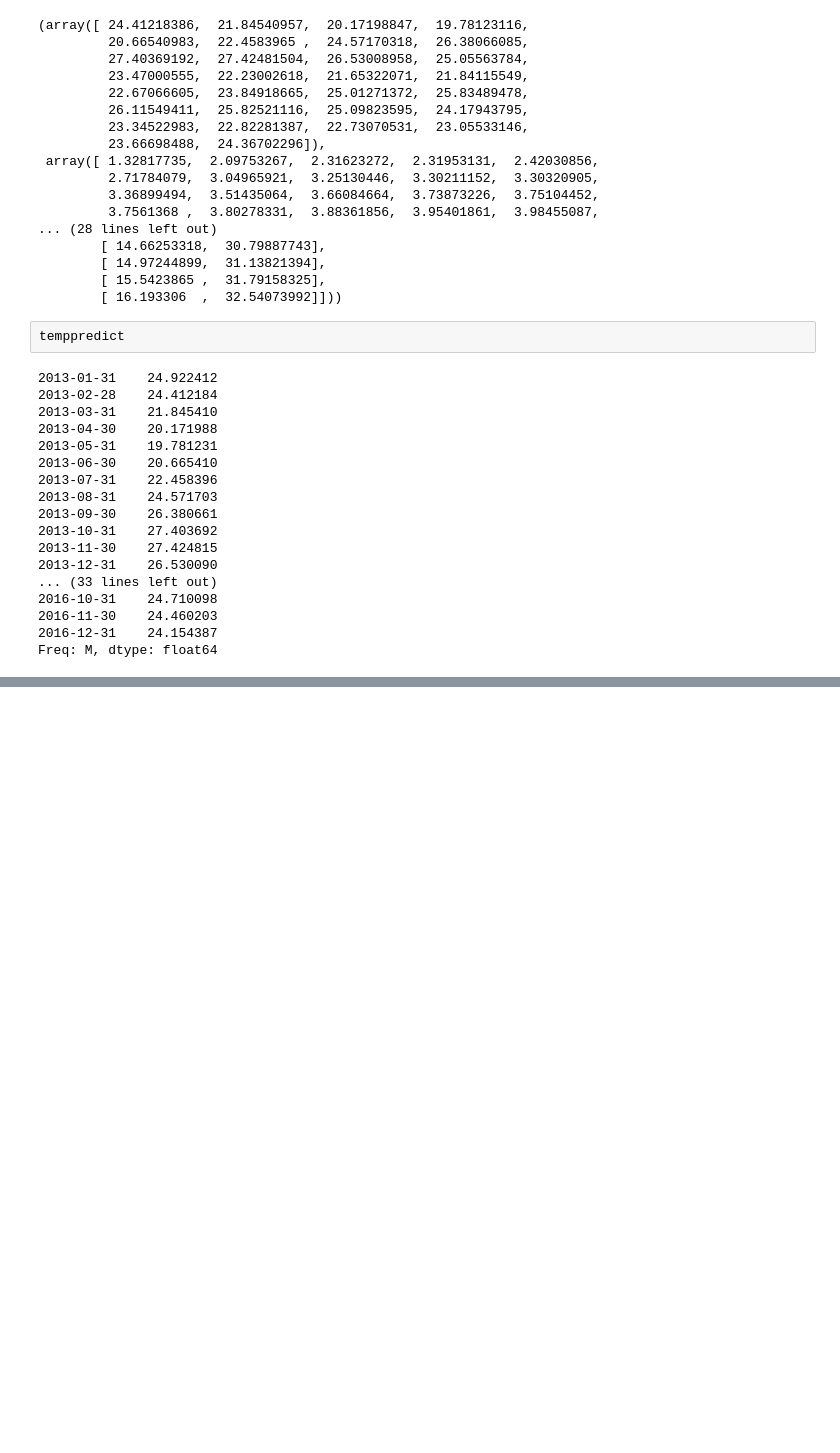
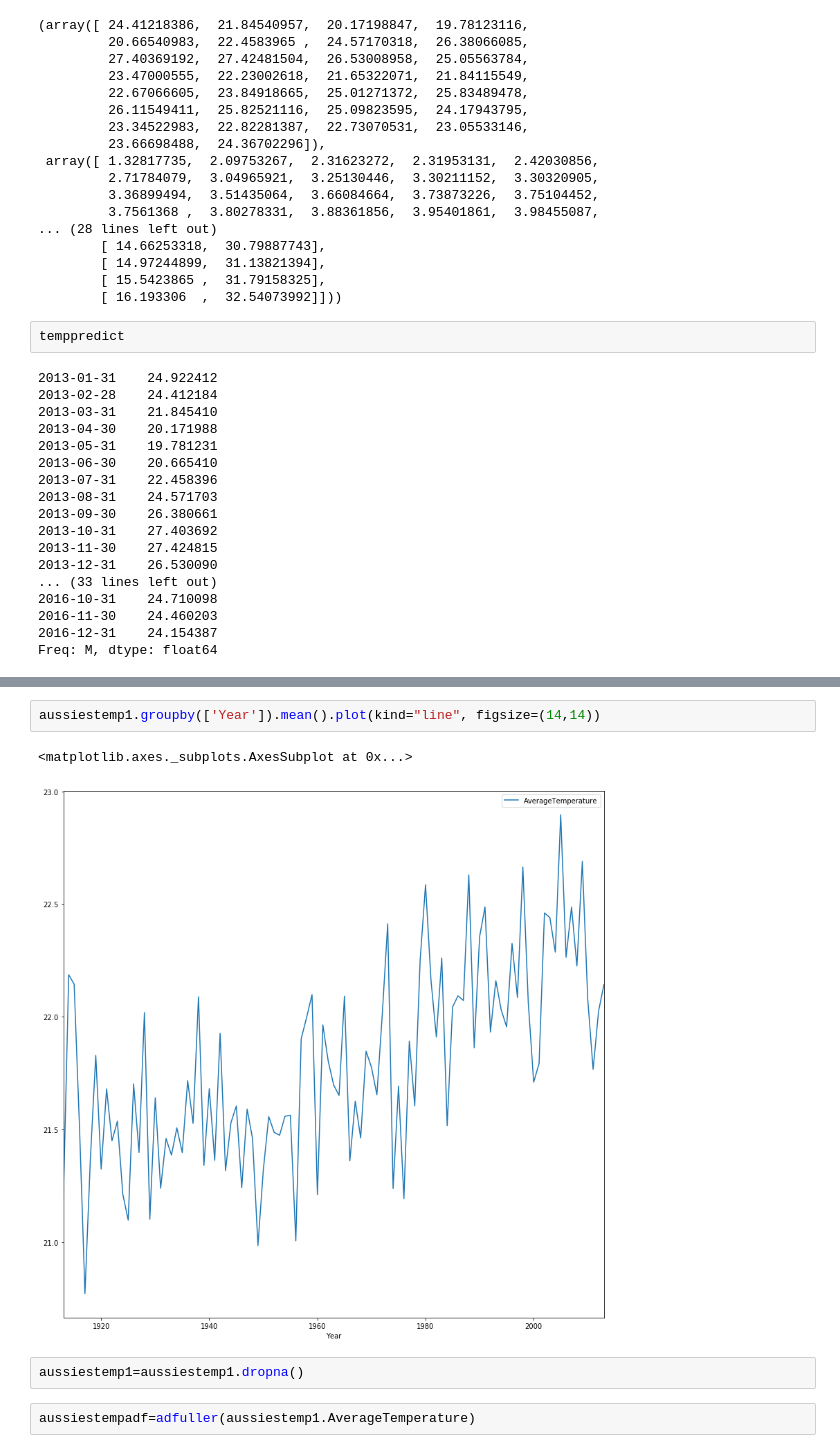
Before and after one commit to Phanideep007/datascience, a Jupyter notebook: PA2_Arima_TimeSeries.ipynb, the cells around one changed output, grey strips where cells are left out. Cells and saved outputs as stored; diff of their text form; blank space fills up the shorter version.

```diff
--- a/PA2_Arima_TimeSeries.ipynb
+++ b/PA2_Arima_TimeSeries.ipynb
@@ -309,0 +415,9 @@ Freq: M, dtype: float64
+# %%
+aussiestemp1.groupby(['Year']).mean().plot(kind="line", figsize=(14,14))
+# %% [output]
+<matplotlib.axes._subplots.AxesSubplot at 0x...>
+[figure, added]
+# %%
+aussiestemp1=aussiestemp1.dropna()
+# %%
+aussiestempadf=adfuller(aussiestemp1.AverageTemperature)
```
Also changed, not shown: parts of 56 cells of this notebook, 34 other files.
